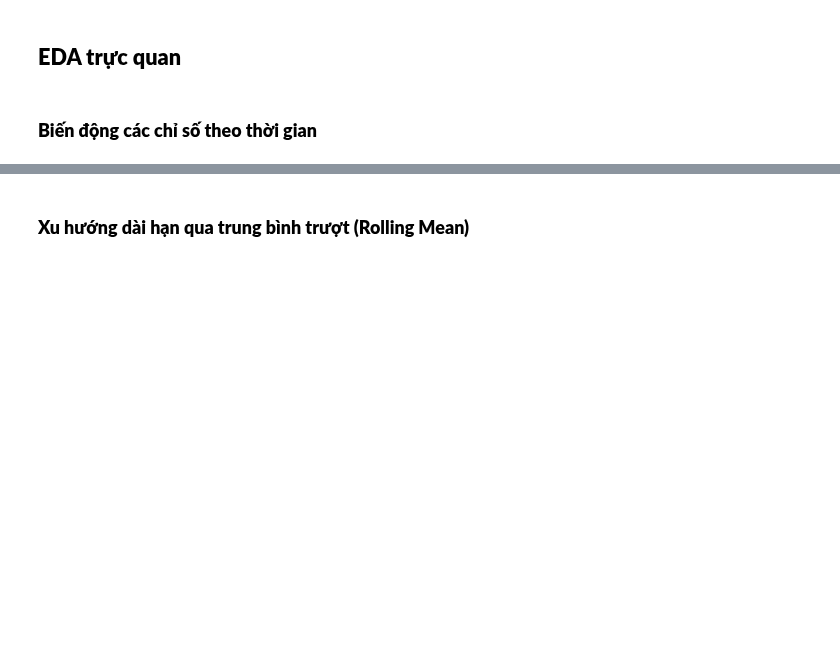
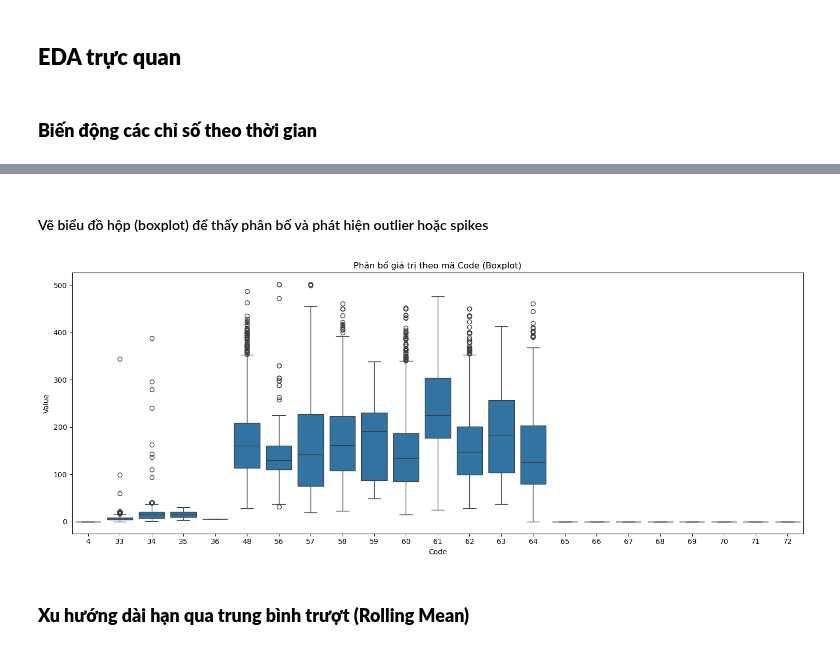
Before and after one commit to Hutramikha/Data_Analysis_SGU_2025, a Jupyter notebook: Data_analysis/practice/lab3/time_series.ipynb, the cells around one changed output, grey strips where cells are left out. Saved outputs shown, nothing was run; the diff lists cells and outputs as text; code cells hidden in the pictures; blank space fills up the shorter version.

```diff
--- a/Data_analysis/practice/lab3/time_series.ipynb
+++ b/Data_analysis/practice/lab3/time_series.ipynb
@@ -234,2 +427,12 @@ Kết luận về kết quả phân bố các mã trong dữ liệu:
+# %% [markdown]
+#### Vẽ biểu đồ hộp (boxplot) để thấy phân bố và phát hiện outlier hoặc spikes
+# %%
+plt.figure(figsize=(15, 6))
+sns.boxplot(data=df_reset, x="Code", y="Value")
+plt.title("Phân bố giá trị theo mã Code (Boxplot)")
+plt.tight_layout()
+plt.show()
+# %% [output]
+[figure, added]
 # %% [markdown]
 ### **Xu hướng dài hạn qua trung bình trượt (Rolling Mean)**
```
Also changed, not shown: parts of 35 cells of this notebook.
